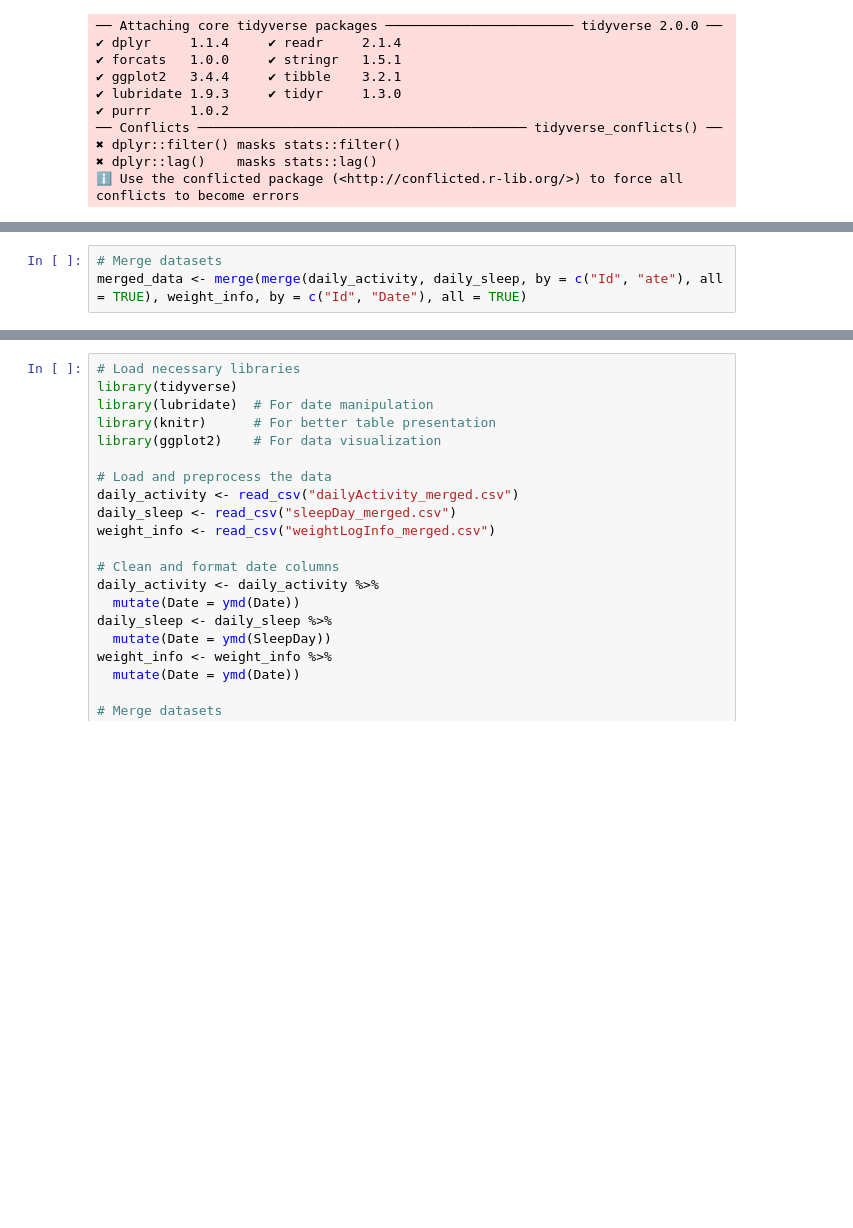
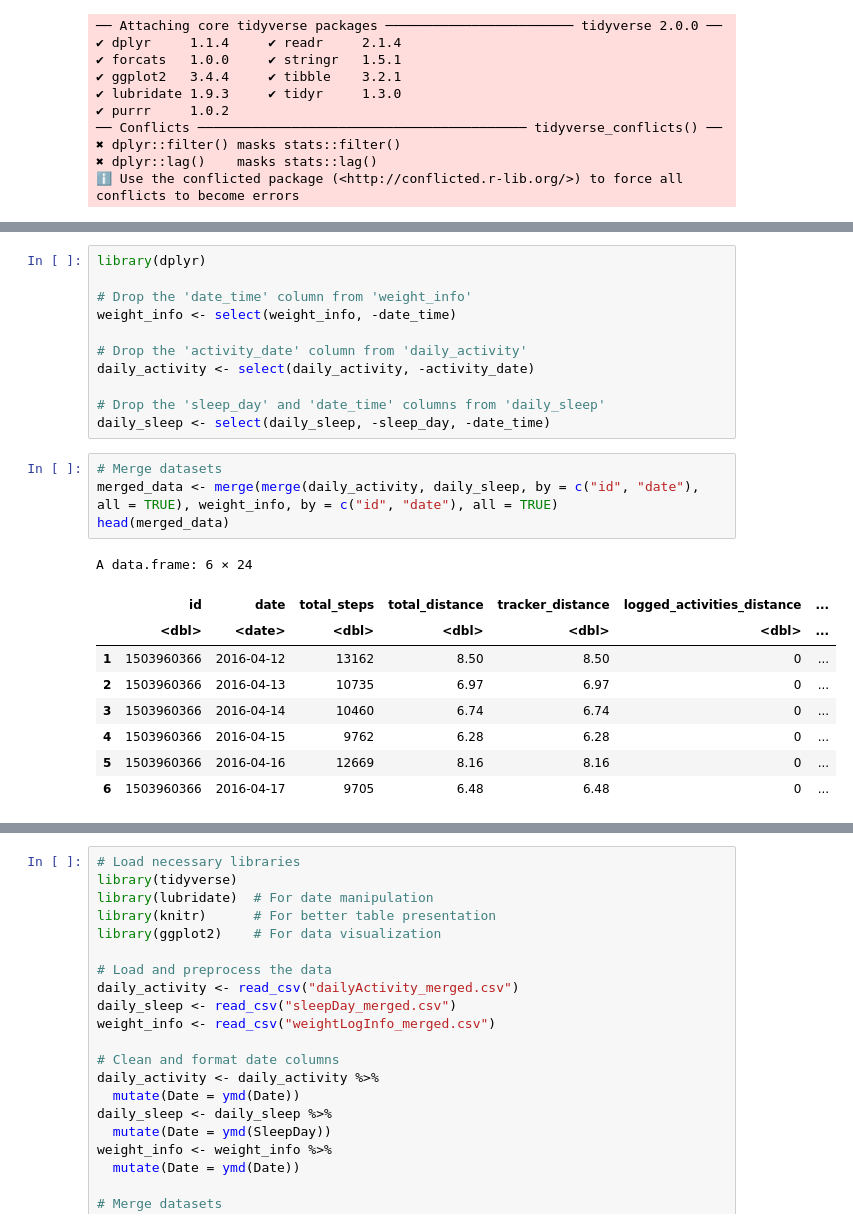
Before and after one commit to Isaac-Ndirangu-Muturi-749/FitBit_Tracker_Insights__Unveiling-Trends-in-Wellness-Technology-Consumer-Behavior, a Jupyter notebook: R_notebook.ipynb, the cells around one changed output, grey strips where cells are left out. Cells and saved outputs as stored; diff of their text form; blank space fills up the shorter version.

```diff
--- a/R_notebook.ipynb
+++ b/R_notebook.ipynb
@@ -183,4 +170,26 @@ Caused by warning:
+# %%
+library(dplyr)
+
+# Drop the 'date_time' column from 'weight_info'
+weight_info <- select(weight_info, -date_time)
+
+# Drop the 'activity_date' column from 'daily_activity'
+daily_activity <- select(daily_activity, -activity_date)
+
+# Drop the 'sleep_day' and 'date_time' columns from 'daily_sleep'
+daily_sleep <- select(daily_sleep, -sleep_day, -date_time)
 # %%
 # Merge datasets
-merged_data <- merge(merge(daily_activity, daily_sleep, by = c("Id", "ate"), all = TRUE), weight_info, by = c("Id", "Date"), all = TRUE)
+merged_data <- merge(merge(daily_activity, daily_sleep, by = c("id", "date"), all = TRUE), weight_info, by = c("id", "date"), all = TRUE)
+head(merged_data)
+# %% [output]
+A data.frame: 6 × 24
+|  | id | date | total_steps | total_distance | tracker_distance | logged_activities_distance | ... |
+|  | <dbl> | <date> | <dbl> | <dbl> | <dbl> | <dbl> | ... |
+| 1 | 1503960366 | 2016-04-12 | 13162 | 8.50 | 8.50 | 0 | ... |
+| 2 | 1503960366 | 2016-04-13 | 10735 | 6.97 | 6.97 | 0 | ... |
+| 3 | 1503960366 | 2016-04-14 | 10460 | 6.74 | 6.74 | 0 | ... |
+| 4 | 1503960366 | 2016-04-15 | 9762 | 6.28 | 6.28 | 0 | ... |
+| 5 | 1503960366 | 2016-04-16 | 12669 | 8.16 | 8.16 | 0 | ... |
+| 6 | 1503960366 | 2016-04-17 | 9705 | 6.48 | 6.48 | 0 | ... |
 # %%
```
Also changed, not shown: parts of 6 cells of this notebook.
